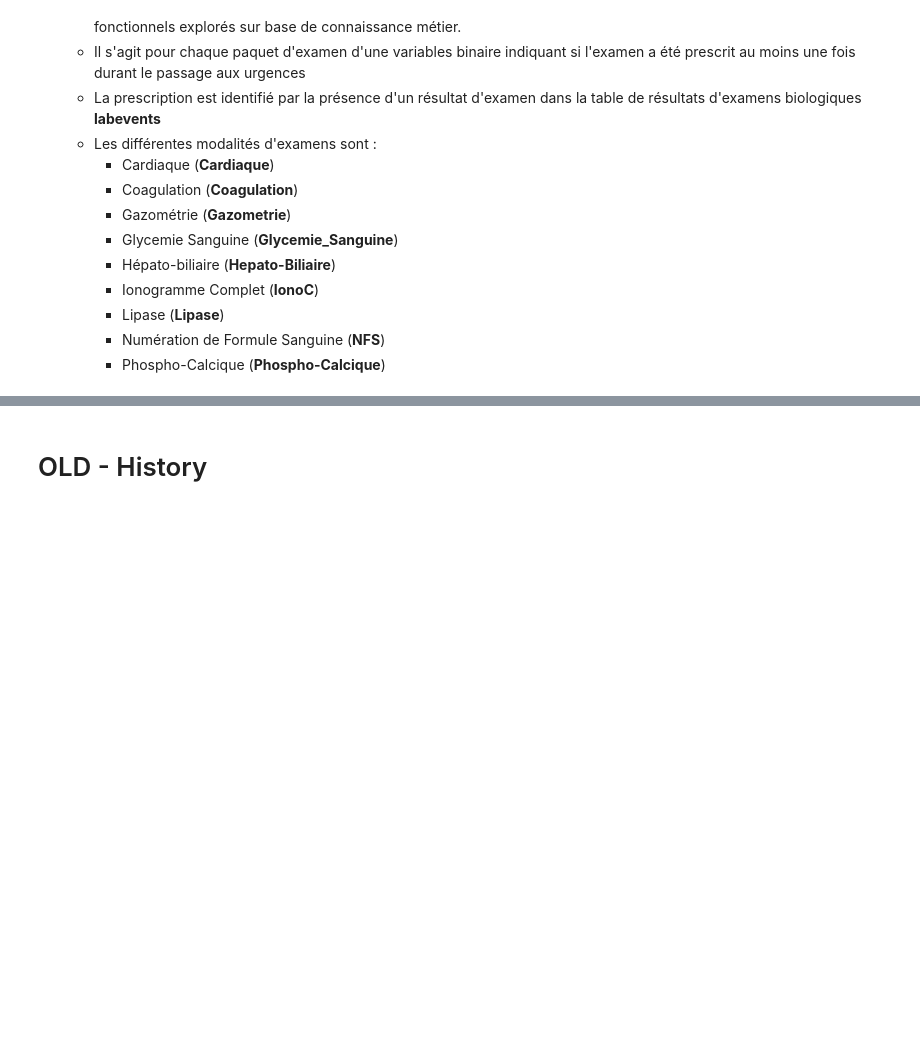
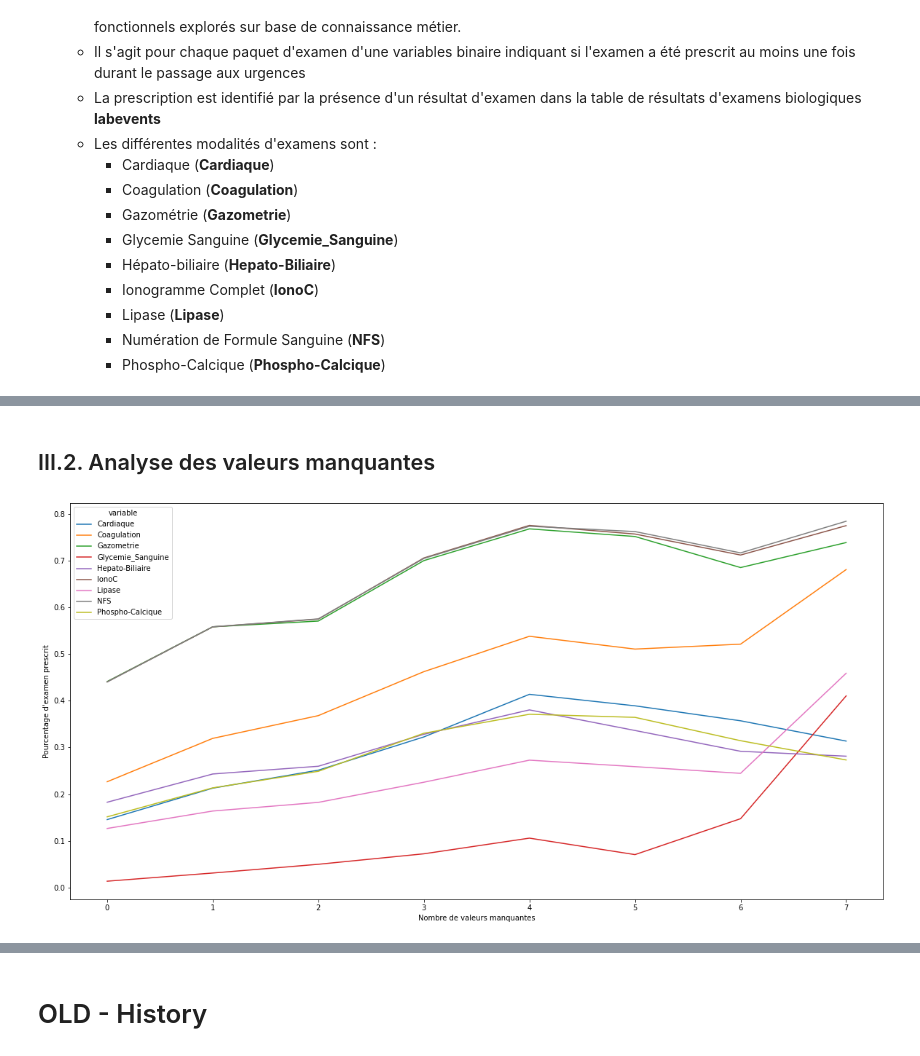
Before and after one commit to alibell/biologyOrderPredictor, a Jupyter notebook: Project_Report.ipynb, the cells around one changed output, grey strips where cells are left out. Drawn from its saved outputs; the diff is of its cells as text; code cells hidden in the pictures; blank space fills up the shorter version.

```diff
--- a/Project_Report.ipynb
+++ b/Project_Report.ipynb
@@ -201,0 +258,11 @@ assert((X["stay_id"] != y["stay_id"]).sum() == 0) # Sanity check
+# %% [markdown]
+## III.2. Analyse des valeurs manquantes
+# %%
+categorical_features = ['gender']
+continuous_features = ['age', 'temperature', 'heartrate', 'resprate', 'o2sat', 'sbp', 'dbp', 'pain']
+features = categorical_features+continuous_features
+labels = y_train.columns.values[1:].tolist()
+
+plot_missing_outcome(X_train_clean, y_train, features, labels)
+# %% [output]
+[figure, added]
```
Also changed, not shown: parts of 55 cells of this notebook, 2 other files.
